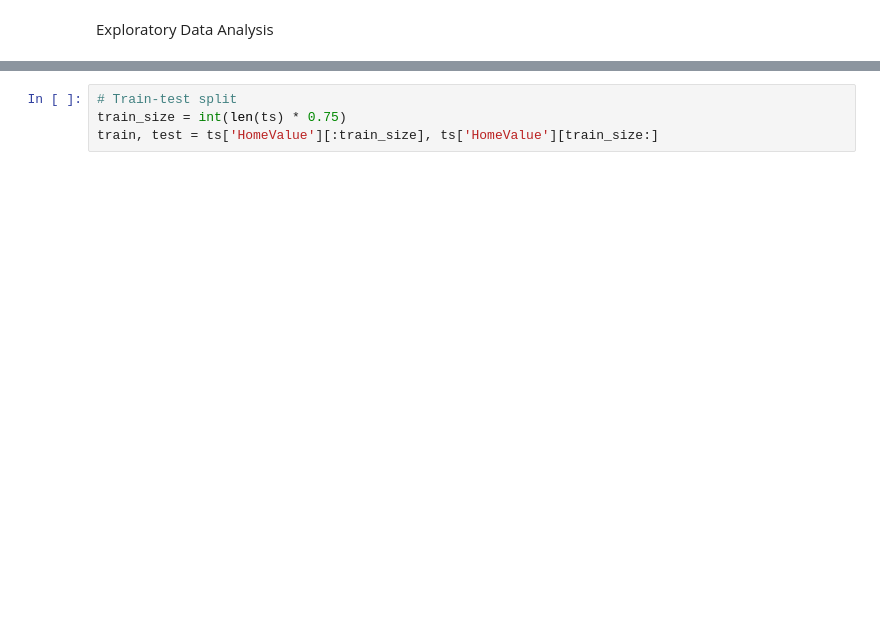
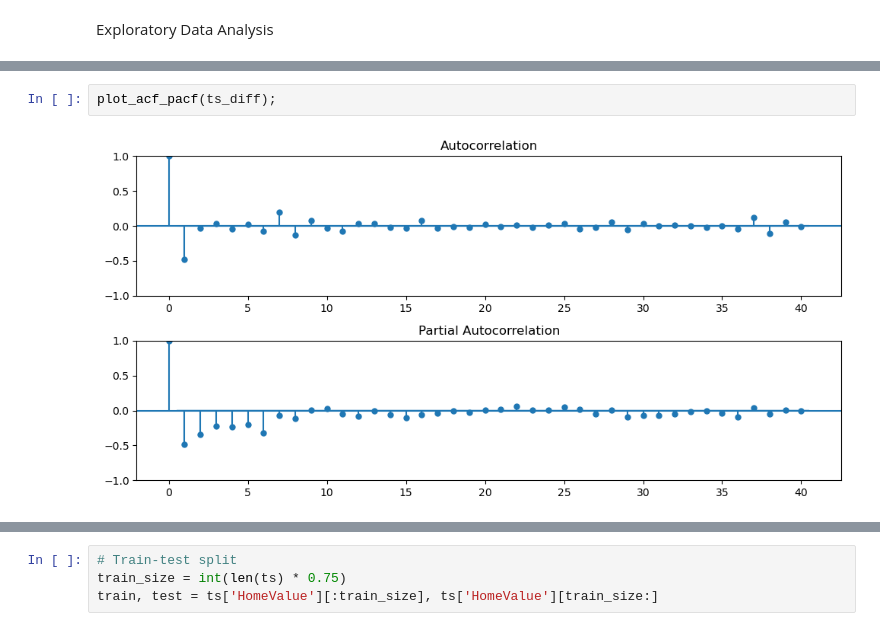
Before and after one commit to JamesCraig35/Preparing-Time-Series-from-Wide-Form-Data--Core-, a Jupyter notebook: Gridsearch SARIMA Models (Core).ipynb, the cells around one changed output, grey strips where cells are left out. Drawn from its saved outputs; the diff is of its cells as text; blank space fills up the shorter version.

```diff
--- a/Gridsearch SARIMA Models (Core).ipynb
+++ b/Gridsearch SARIMA Models (Core).ipynb
@@ -302,0 +333,4 @@ Determined non-seasonal differences (d): 1
+# %%
+plot_acf_pacf(ts_diff);
+# %% [output]
+[figure, added]
```
Also changed, not shown: parts of 27 cells of this notebook.
